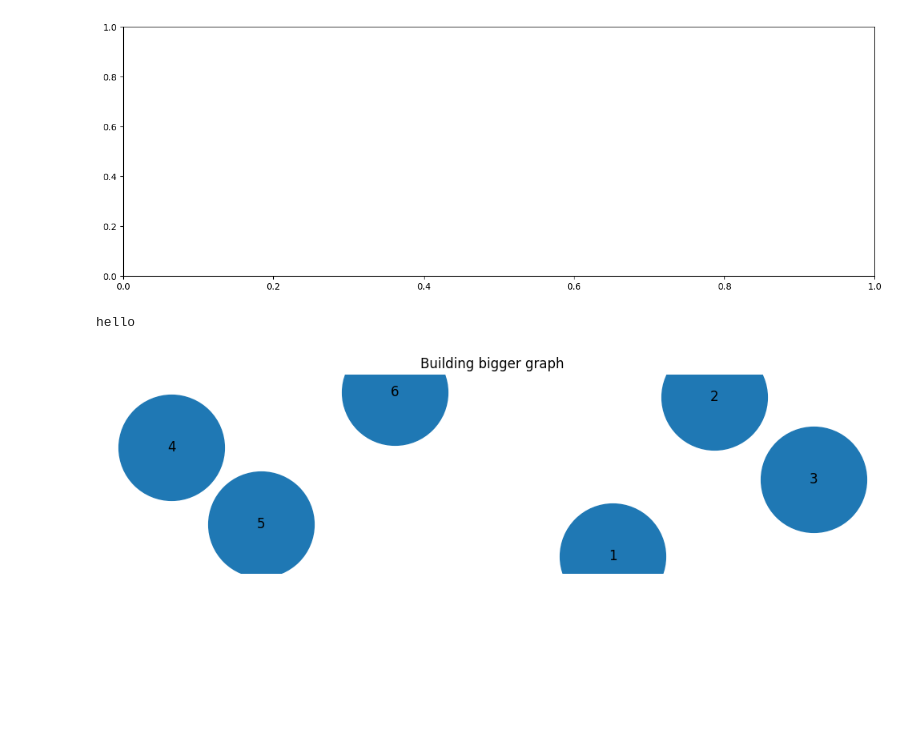
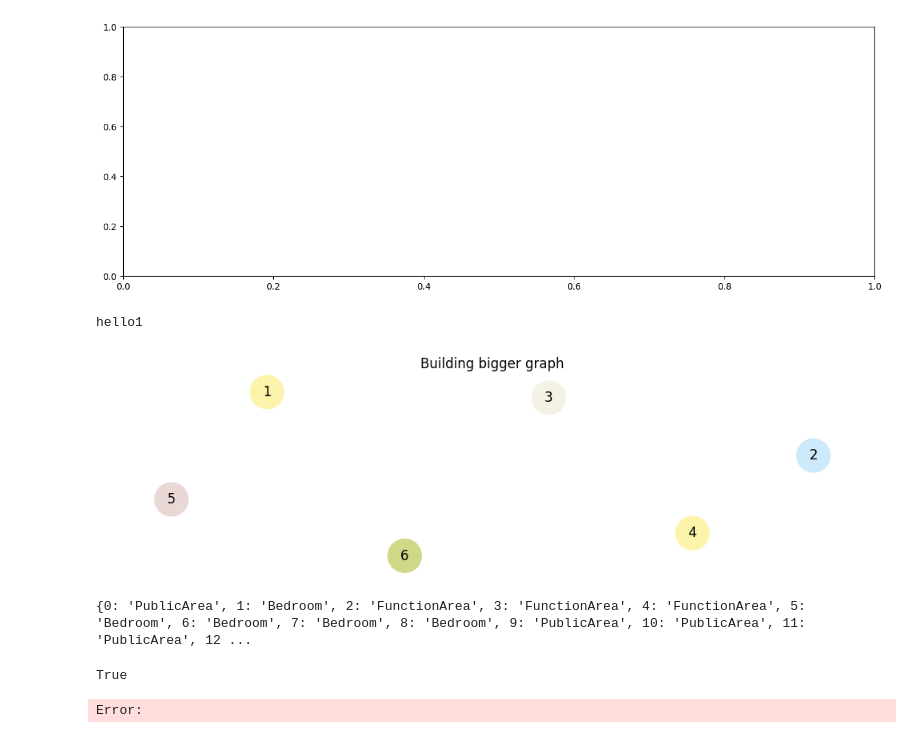
Before and after one commit to visa-boys/Phase1, a Jupyter notebook: Color_Blots.ipynb, the cells around one changed output. Cells and saved outputs as stored; diff of their text form; code cells hidden in the pictures; blank space fills up the shorter version.

Commit message:
EDA and Color Working

```diff
--- a/Color_Blots.ipynb
+++ b/Color_Blots.ipynb
@@ -362,22 +359,76 @@ def plot_floorplan_graph_custom1(data: data.RplanData, ax=None, title=None,
 
     if with_colors:
         colors = [np.array(utils.ROOM_COLOR.get(G.nodes[n]['category'], [255, 255, 255]))/255 for n in G.nodes]
-        nx.draw(G, pos, with_labels=True, ax=ax, node_color=colors,node_size=900)
+        nx.draw(G, pos, with_labels=True, ax=ax, node_color=colors,node_size=900,edge_color='none')
+        print("hello1")
+
     else:
         nx.draw(G, pos, with_labels=True, ax=ax,node_size=9000,edge_color='none')
-        print("hello")
+        print("hello2")
     if edge_label:
         edge_labels = nx.get_edge_attributes(G, edge_label)
         nx.draw_networkx_edge_labels(G, pos, edge_labels=edge_labels, ax=ax)
+        print("hello3")
+
     ax.set_title(title)
     return ax
 # %%
 fig2, ax2 = plt.subplots(figsize=(10, 3))
 data=rplanpy.data.RplanData(r'E:\Anna University BOOKS & NOTES\SEVENTH SEMESTER\FYP\rplandataset\0.png')
 # ax[0].set_title("Original Image")
-plot_floorplan_graph_custom1(data=data, with_colors=False, edge_label=None, ax=ax2,title="Building bigger graph")
+plot_floorplan_graph_custom1(data=data, with_colors=True, edge_label=None, ax=ax2,title="Building bigger graph")
 plt.tight_layout()
+plt.savefig("Nodes.jpg")
 plt.show()
 # %% [output]
-hello
+hello1
-[figure, old version]
+[figure, new version]
+# %%
+import utils
+print(utils.ROOM_TYPE)
+# %% [output]
+{0: 'PublicArea', 1: 'Bedroom', 2: 'FunctionArea', 3: 'FunctionArea', 4: 'FunctionArea', 5: 'Bedroom', 6: 'Bedroom', 7: 'Bedroom', 8: 'Bedroom', 9: 'PublicArea', 10: 'PublicArea', 11: 'PublicArea', 12 ...
+# %%
+import cv2
+import numpy as np
+
+def apply_non_uniform_blur(image_path, custom_kernel):
+    """
+    Apply a non-uniform blur to an image.
+
+    :param image_path: Path to the input image.
+    :type image_path: str
+    :param custom_kernel: Custom blur kernel (2D numpy array).
+    :type custom_kernel: numpy.ndarray
+    :return: Blurred image.
+    :rtype: numpy.ndarray
+    """
+    # Load the image
+    image = cv2.imread(image_path)
+
+    # Normalize the custom kernel
+    custom_kernel /= custom_kernel.sum()
+
+    # Apply the convolution operation
+    blurred_image = cv2.filter2D(image, -1, custom_kernel)
+
+    return blurred_image
+
+# Load your custom kernel (modify as needed)
+custom_kernel = np.array([[0.1, 0.2, 0.1],
+                          [0.2, 0.5, 0.2],
+                          [0.1, 0.2, 0.1]])
+
+# Apply non-uniform blur to an image
+input_image_path = 'Nodes.jpg'
+blurred_image = apply_non_uniform_blur(input_image_path, custom_kernel)
+
+# Display the original and blurred images
+# cv2.imshow('Original Image', cv2.imread(input_image_path))
+# cv2.imshow('Blurred Image', blurred_image)
+
+output_image_path = 'blurred_image.jpg'
+cv2.imwrite(output_image_path, blurred_image)
+# %% [output]
+True
+Error:
```
Also changed, not shown: parts of 13 cells of this notebook, 1 other file.
